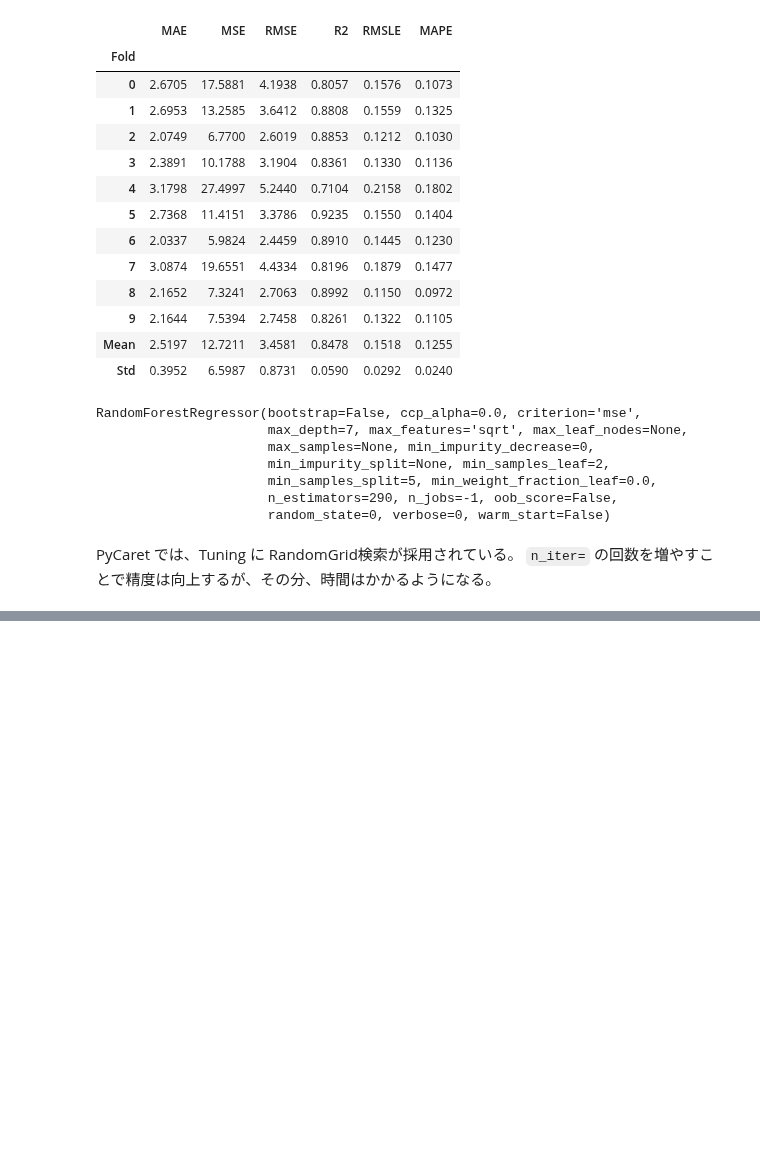
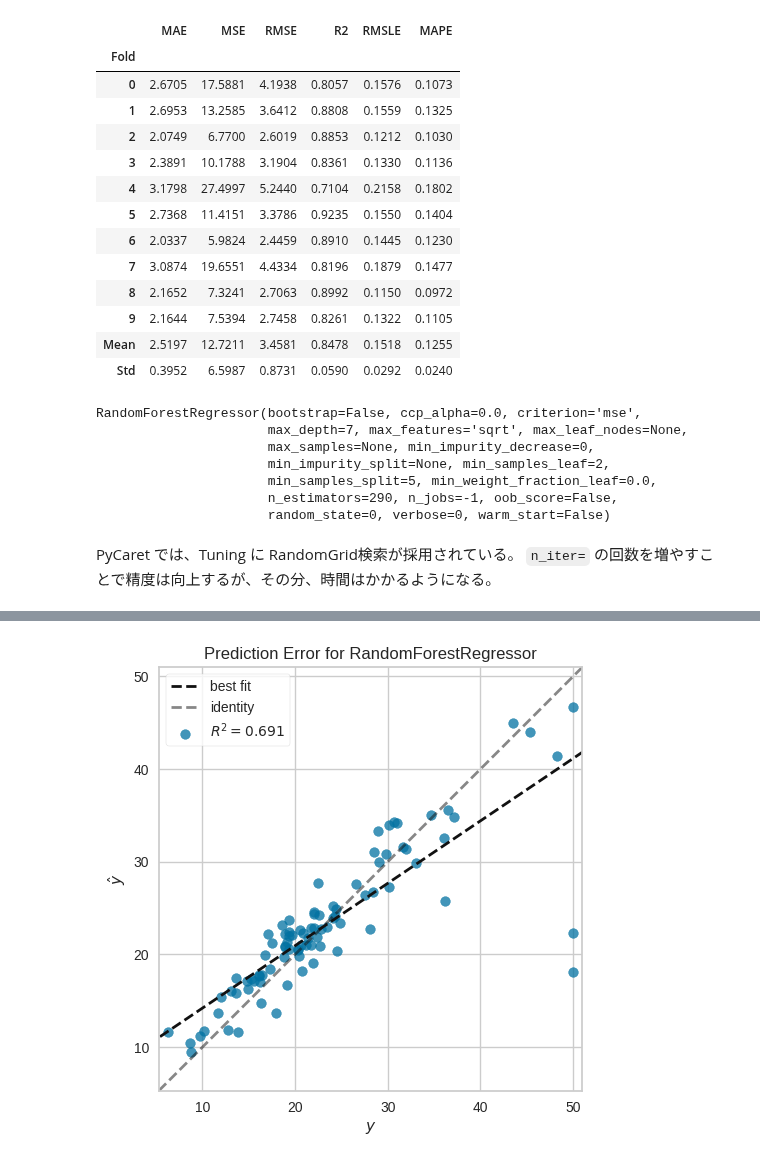
Before and after one commit to 1024xx4/ai_model_building_100, a Jupyter notebook: section09/section09.ipynb, the cells around one changed output, grey strips where cells are left out. Cells and saved outputs as stored; diff of their text form; code cells hidden in the pictures; blank space fills up the shorter version.

```diff
--- a/section09/section09.ipynb
+++ b/section09/section09.ipynb
@@ -245,0 +265,7 @@ PyCaret では、Tuning に RandomGrid検索が採用されている。
+# %%
+# Prediction Error Plot
+## 予測精度を確認できる指標。identity に対するズレ（予測と実測の誤差）から Model が設定されている評価指標が計算される。
+## 予測と実測が Equal になる場合、分布が y=x の直線付近に近づく。
+plot_model(tuned_rf, 'error')
+# %% [output]
+[figure, added]
```
Also changed, not shown: parts of 7 cells of this notebook.
